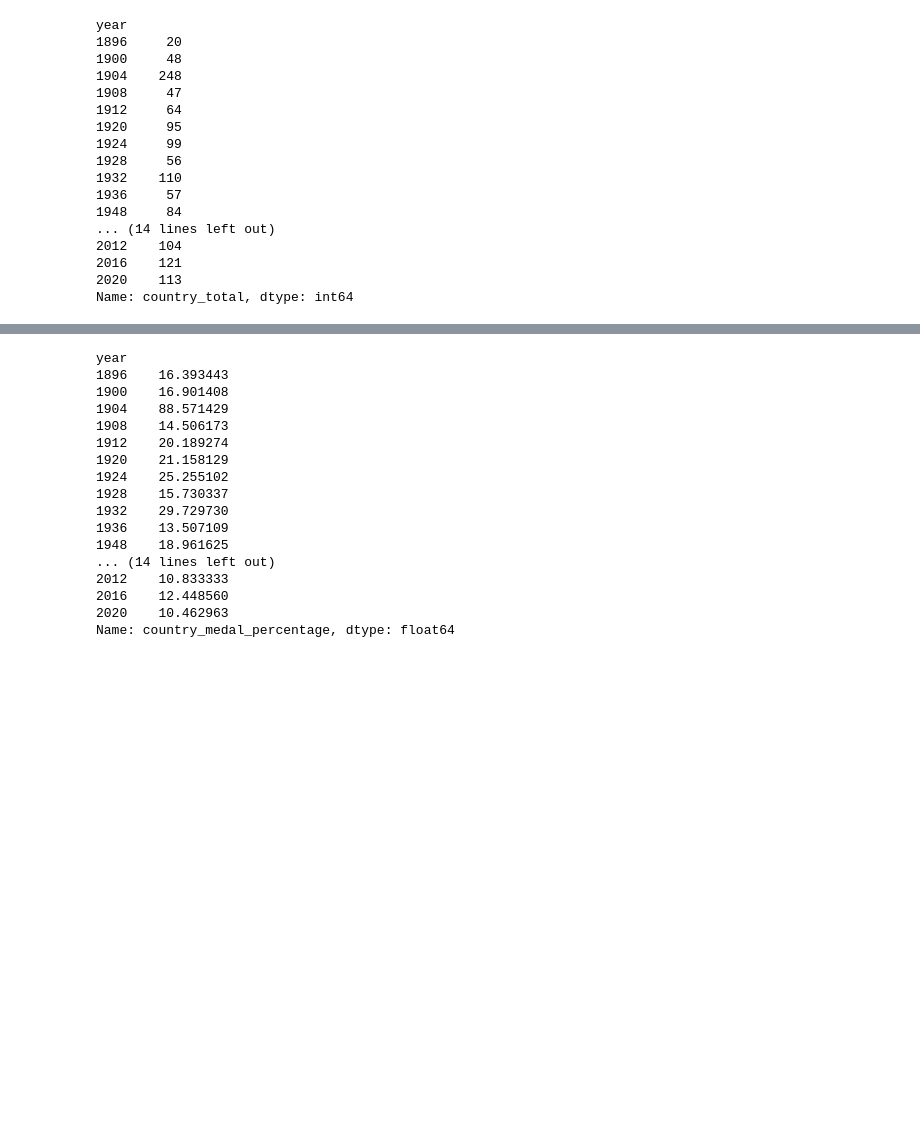
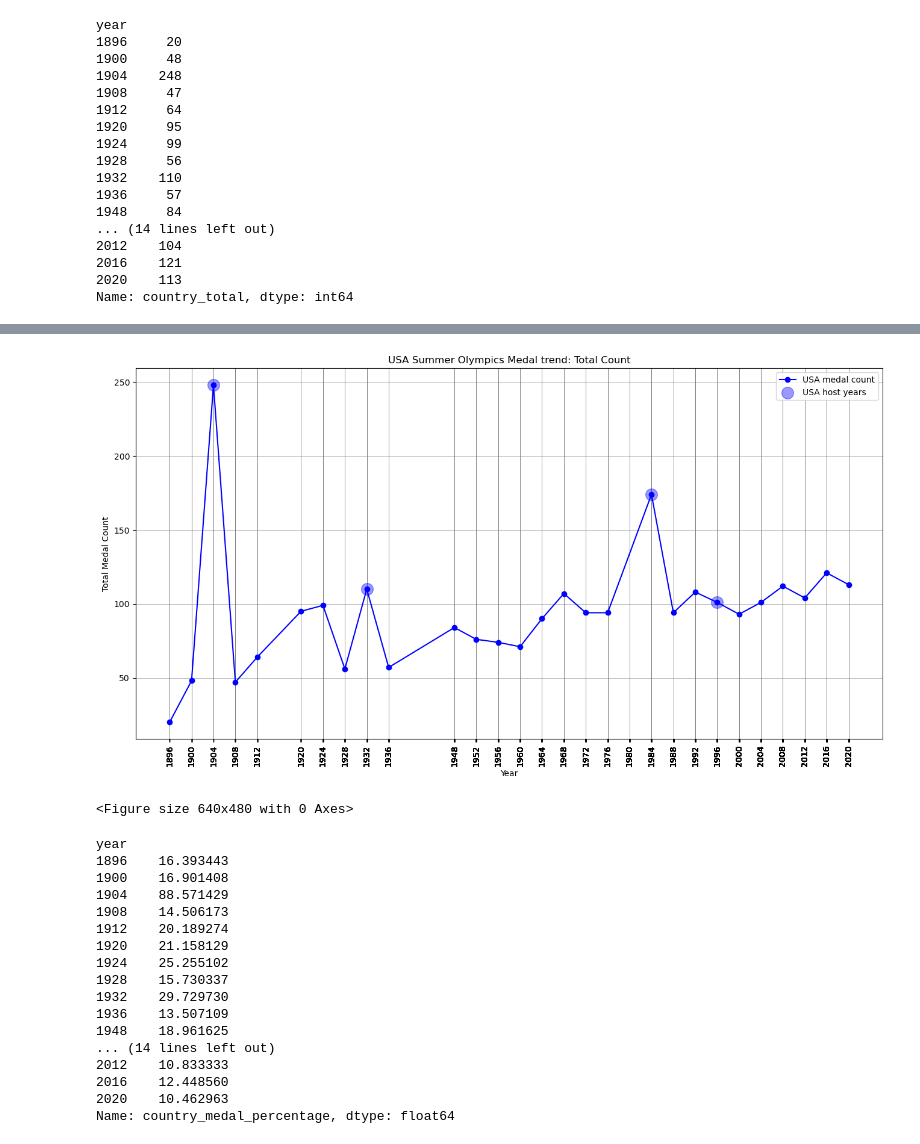
Before and after one commit to tristanpadiou/Group-Project-1, a Jupyter notebook: Olympics_Tally.ipynb, the cells around one changed output, grey strips where cells are left out. Saved outputs shown, nothing was run; the diff lists cells and outputs as text; code cells hidden in the pictures; blank space fills up the shorter version.

```diff
--- a/Olympics_Tally.ipynb
+++ b/Olympics_Tally.ipynb
@@ -254,3 +243,32 @@ USA_summer_medal_trend.plot(kind='line', marker='o', figsize=(12, 6), title='Uni
+# %%
+# Trend of US metal in summer Olympics over time
+USA_summer_medal_trend.plot(kind='line', marker='o', figsize=(16, 8), color='b',
+                            title='USA Summer Olympics Medal trend: Total Count', ylabel='Total Medal Count', xlabel='Year', label="USA medal count")
+
+
+# Set x-ticks to match the years in your data
+plt.xticks(USA_summer_medal_trend.index, rotation=90)
+
+# Add vertical lines for specific years
+#US_host_years = [1904, 1932, 1984, 1996]  # Years where you want vertical lines
+#for year in specific_years:
+#    plt.axvline(x=year, color='red', linestyle='--', linewidth=1)
+
+# Highlight intersection points at specific years
+usa_host_years = [1904, 1932, 1984, 1996]
+usa_host_medals = USA_summer_medal_trend.loc[usa_host_years]  # Get the medal counts for these years
+
+plt.scatter(usa_host_years, usa_host_medals, color='b', s=200, zorder=20, alpha=0.4, label="USA host years")  # Highlight points
+
+plt.grid(color='gray', linewidth=0.4)
+plt.xticks(summer_tally['year'], rotation=90)
+# Display the plot
+plt.legend(loc='best')
+plt.show()
+plt.savefig('images/USA_SummerGames_MedalTrend.png')
+# %% [output]
+[figure, added]
+<Figure size 640x480 with 0 Axes>
 # %%
 # percentage of of metals USA has won in comparison total metals awarded in each of the summer games
 USA_summer_medal_percentage = summer_tally[summer_tally['country'] == 'United States'].set_index('year')['country_medal_percentage']
```
Also changed, not shown: parts of 15 cells of this notebook, 6 other files.
